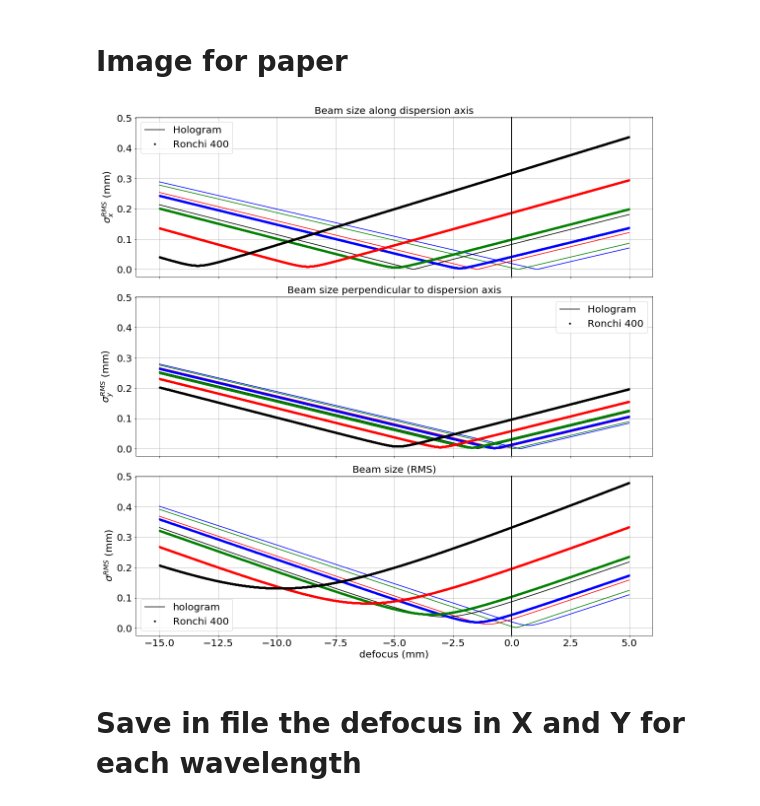
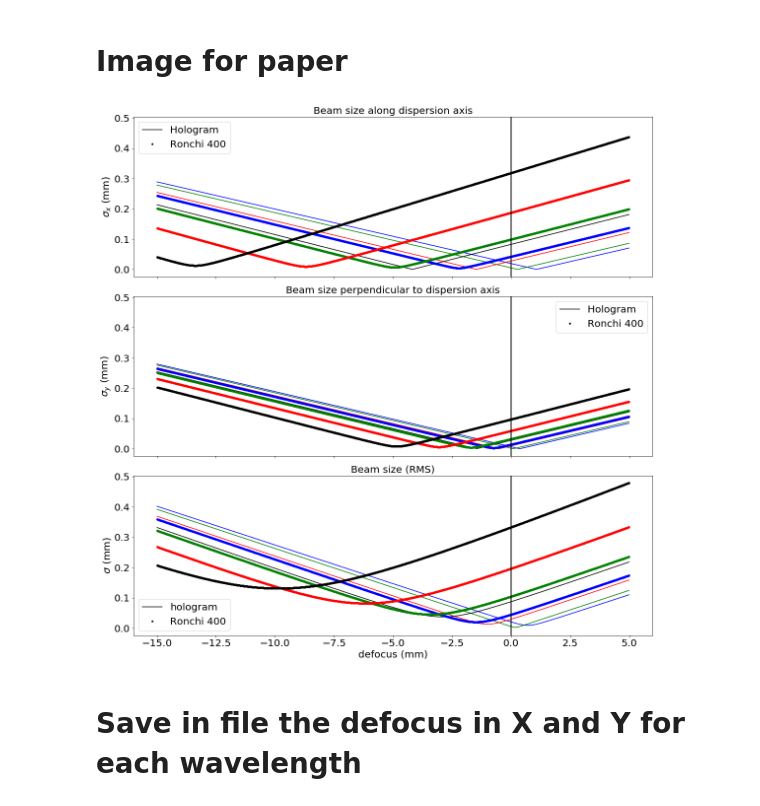
Before and after one commit to sylvielsstfr/OpticSimWthB4, a Jupyter notebook: Defocus/notebooks/DrawFocus_v3.ipynb, the cells around one changed output. Cells and saved outputs as stored; diff of their text form; code cells hidden in the pictures.

Commit message:
correct for plots

```diff
--- a/Defocus/notebooks/DrawFocus_v3.ipynb
+++ b/Defocus/notebooks/DrawFocus_v3.ipynb
@@ -1195,10 +1195,10 @@ plt.plot(all_Zfocus,all_Xi_std_R400[:,3],"k.",label="Ronchi 400")
 
 plt.axvline(x=0,lw=2,c="k")
 
-plt.grid()
+#plt.grid()
 plt.legend()
 #plt.xlabel("defocus (mm)")
-plt.ylabel("$\sigma_{x}^{RMS}$ (mm)")
+plt.ylabel("$\sigma_{x}$ (mm)")
 plt.title("Beam size along dispersion axis")
 
 plt.setp(ax1.get_xticklabels(), visible=False)
@@ -1223,46 +1223,46 @@ plt.plot(all_Zfocus,all_Yi_std_R400[:,3],"k.",label="Ronchi 400")
 
 plt.axvline(x=0,lw=2,c="k")
 
-plt.grid()
+#plt.grid()
 plt.legend()
 #plt.xlabel("defocus (mm)")
-plt.ylabel("$\sigma_{y}^{RMS}$ (mm)")
+plt.ylabel("$\sigma_{y}$ (mm)")
 plt.title("Beam size perpendicular to dispersion axis")
 
 # make these tick labels invisible
 plt.setp(ax2.get_xticklabels(), visible=False)
 
 # share x and y
 ax3 = plt.subplot(313, sharex=ax1, sharey=ax1)
 plt.plot(all_Zfocus,all_XiYi_std_hoe[:,0],"b-")
 plt.plot(all_Zfocus,all_XiYi_std_hoe[:,1],"g-")
 plt.plot(all_Zfocus,all_XiYi_std_hoe[:,2],"r-")
 plt.plot(all_Zfocus,all_XiYi_std_hoe[:,3],"k-",label="hologram")
 
 plt.plot(all_Zfocus,all_XiYi_std_R400[:,0],"b.")
 plt.plot(all_Zfocus,all_XiYi_std_R400[:,1],"g.")
 plt.plot(all_Zfocus,all_XiYi_std_R400[:,2],"r.")
 plt.plot(all_Zfocus,all_XiYi_std_R400[:,3],"k.",label="Ronchi 400")
 
 #plt.plot(all_Zfocus,all_XiYi_std_R200[:,0],"b:")
 #plt.plot(all_Zfocus,all_XiYi_std_R200[:,1],"g:")
 #plt.plot(all_Zfocus,all_XiYi_std_R200[:,2],"r:")
 #plt.plot(all_Zfocus,all_XiYi_std_R200[:,3],"k:")
 
 plt.axvline(x=0,lw=2,c="k")
 
-plt.grid()
+#plt.grid()
 plt.legend()
 plt.xlabel("defocus (mm)")
-plt.ylabel("$\sigma^{RMS}$ (mm)")
+plt.ylabel("$\sigma$ (mm)")
 plt.title("Beam size (RMS)")
 
 plt.tight_layout()
 plt.savefig("defocus_v2.pdf")
 
 plt.show()
 # %% [output]
-[figure, old version]
+[figure, new version]
 # %% [markdown]
 # Save in file the defocus in X and Y for each wavelength
 # %%
```
Also changed, not shown: 3 other files.
